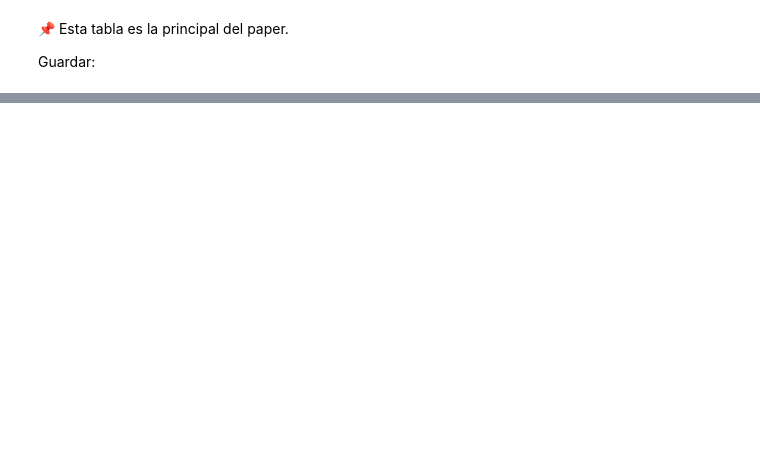
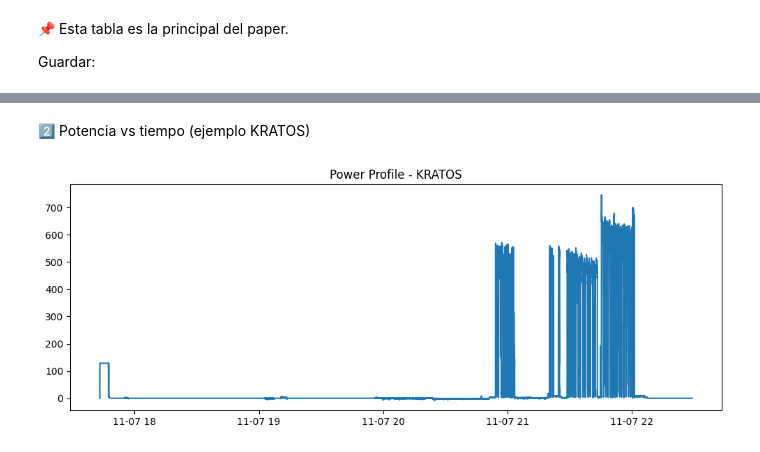
Before and after one commit to andresperez86/Comparative_analysis_Competitive_strategies, a Jupyter notebook: notebooks/load_files.ipynb, the cells around one changed output, grey strips where cells are left out. Saved outputs shown, nothing was run; the diff lists cells and outputs as text; code cells hidden in the pictures; blank space fills up the shorter version.

```diff
--- a/notebooks/load_files.ipynb
+++ b/notebooks/load_files.ipynb
@@ -151,0 +184,12 @@ summary_df.to_csv("/content/Comparative_analysis_Competitive_strategies/outputs/
+# %% [markdown]
+2️⃣ Potencia vs tiempo (ejemplo KRATOS)
+# %%
+df = dfs["KRATOS"]
+plt.figure(figsize=(10,4))
+plt.plot(df["timestamp"], df["power"])
+plt.title("Power Profile - KRATOS")
+plt.tight_layout()
+plt.savefig("kratos_power.png")
+plt.show()
+# %% [output]
+[figure, added]
```
Also changed, not shown: parts of 45 cells of this notebook.
